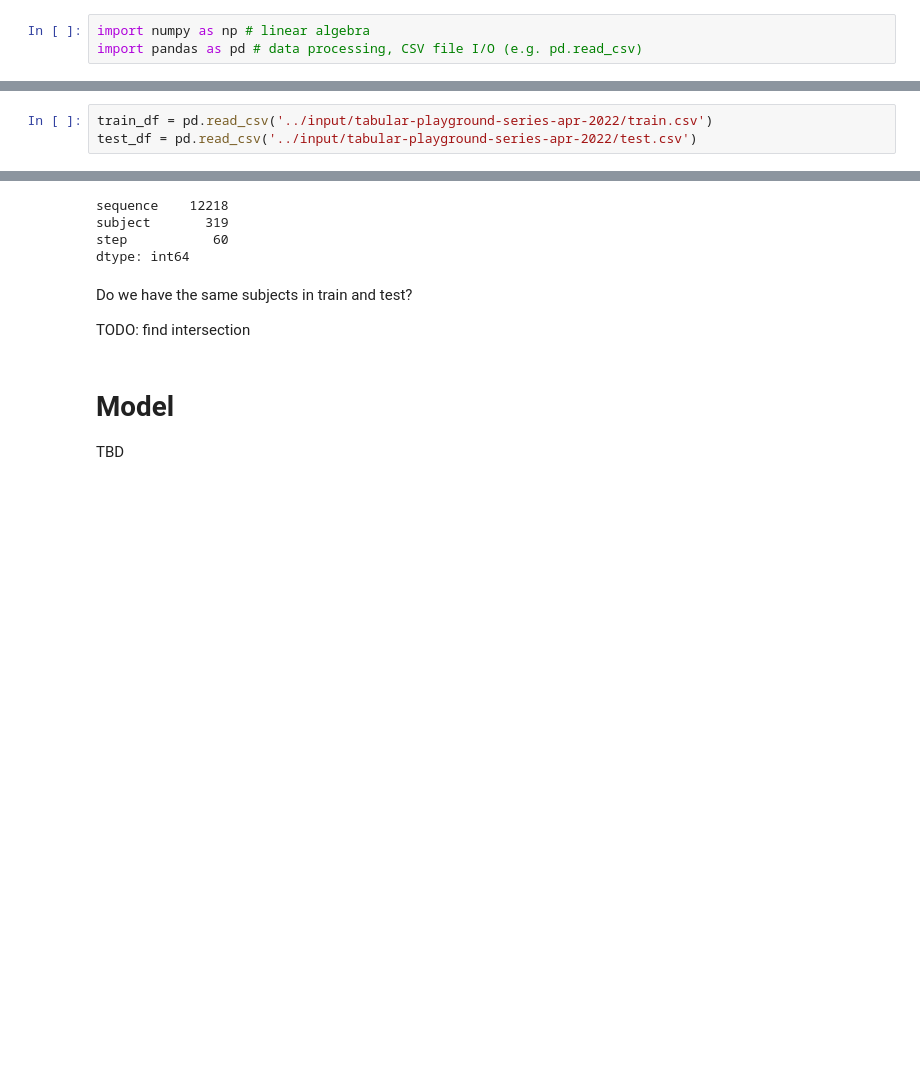
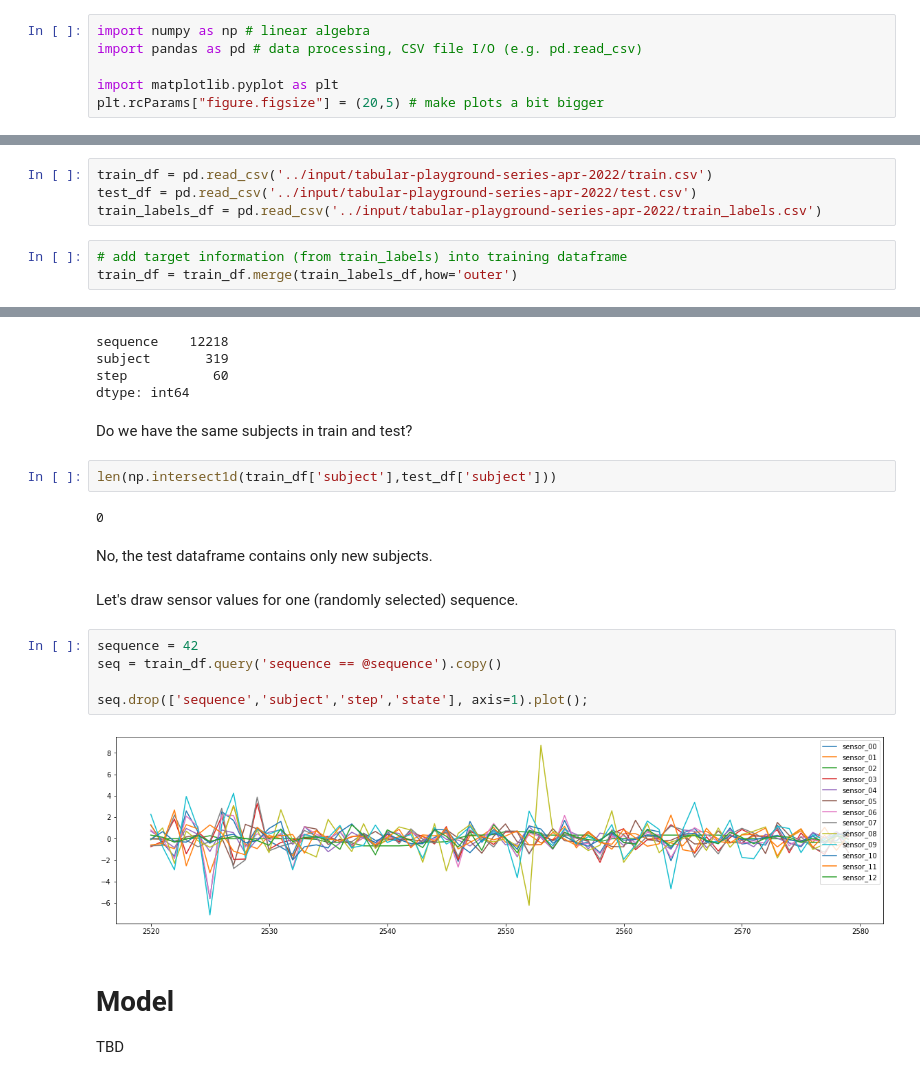
Before and after one commit to Kanaliha/Kaggle, a Jupyter notebook: Competitions/tabular-playground-series-apr-2022/tps-apr22-rookie-eda.ipynb, the cells around one changed output, grey strips where cells are left out. Drawn from its saved outputs; the diff is of its cells as text; blank space fills up the shorter version.

```diff
--- a/Competitions/tabular-playground-series-apr-2022/tps-apr22-rookie-eda.ipynb
+++ b/Competitions/tabular-playground-series-apr-2022/tps-apr22-rookie-eda.ipynb
@@ -1,11 +3,18 @@
 # %%
 import numpy as np # linear algebra
 import pandas as pd # data processing, CSV file I/O (e.g. pd.read_csv)
+
+import matplotlib.pyplot as plt
+plt.rcParams["figure.figsize"] = (20,5) # make plots a bit bigger
 # %% [markdown]
 # Load Data
 # %%
 train_df = pd.read_csv('../input/tabular-playground-series-apr-2022/train.csv')
 test_df = pd.read_csv('../input/tabular-playground-series-apr-2022/test.csv')
+train_labels_df = pd.read_csv('../input/tabular-playground-series-apr-2022/train_labels.csv')
+# %%
+# add target information (from train_labels) into training dataframe
+train_df = train_df.merge(train_labels_df,how='outer')
 # %% [markdown]
 # Explore
 # %%
@@ -58,8 +67,21 @@ step           60
 dtype: int64
 # %% [markdown]
 Do we have the same subjects in train and test?
-
-TODO: find intersection
+# %%
+len(np.intersect1d(train_df['subject'],test_df['subject']))
+# %% [output]
+0
+# %% [markdown]
+No, the test dataframe contains only new subjects.
+# %% [markdown]
+Let's draw sensor values for one (randomly selected) sequence.
+# %%
+sequence = 42
+seq = train_df.query('sequence == @sequence').copy()
+
+seq.drop(['sequence','subject','step','state'], axis=1).plot();
+# %% [output]
+[figure, added]
 # %% [markdown]
 # Model
 
```
Also changed, not shown: parts of 1 cell of this notebook.
